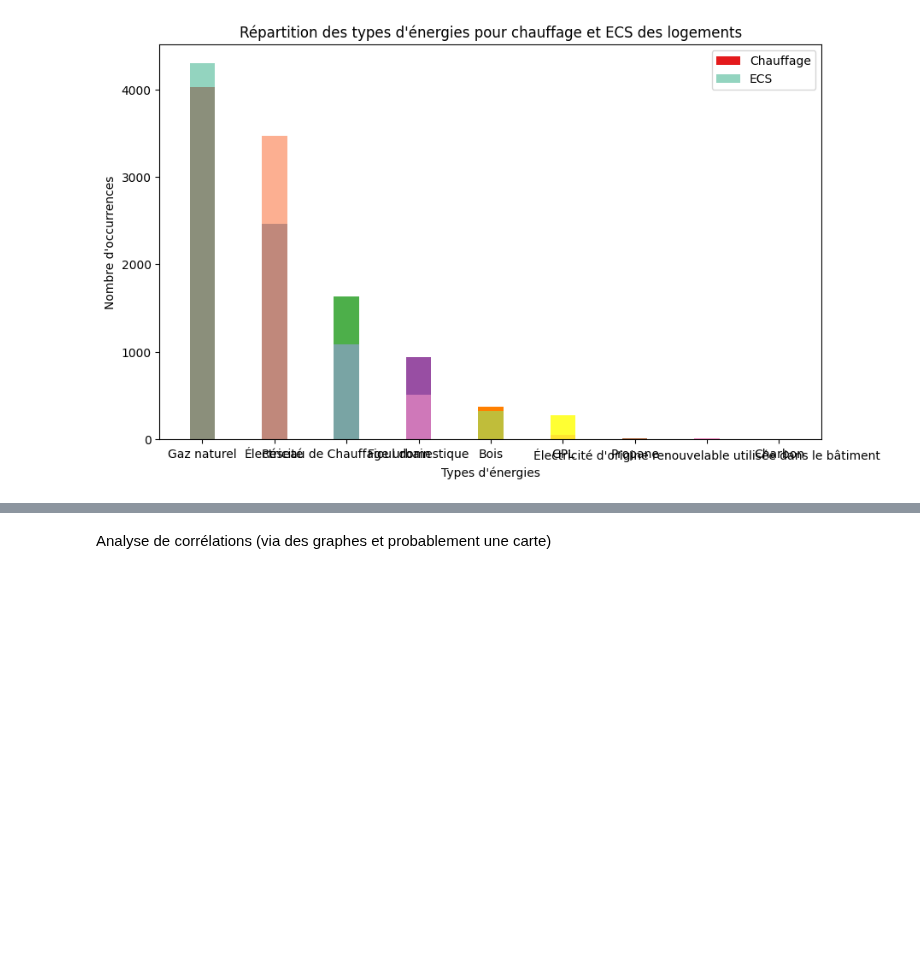
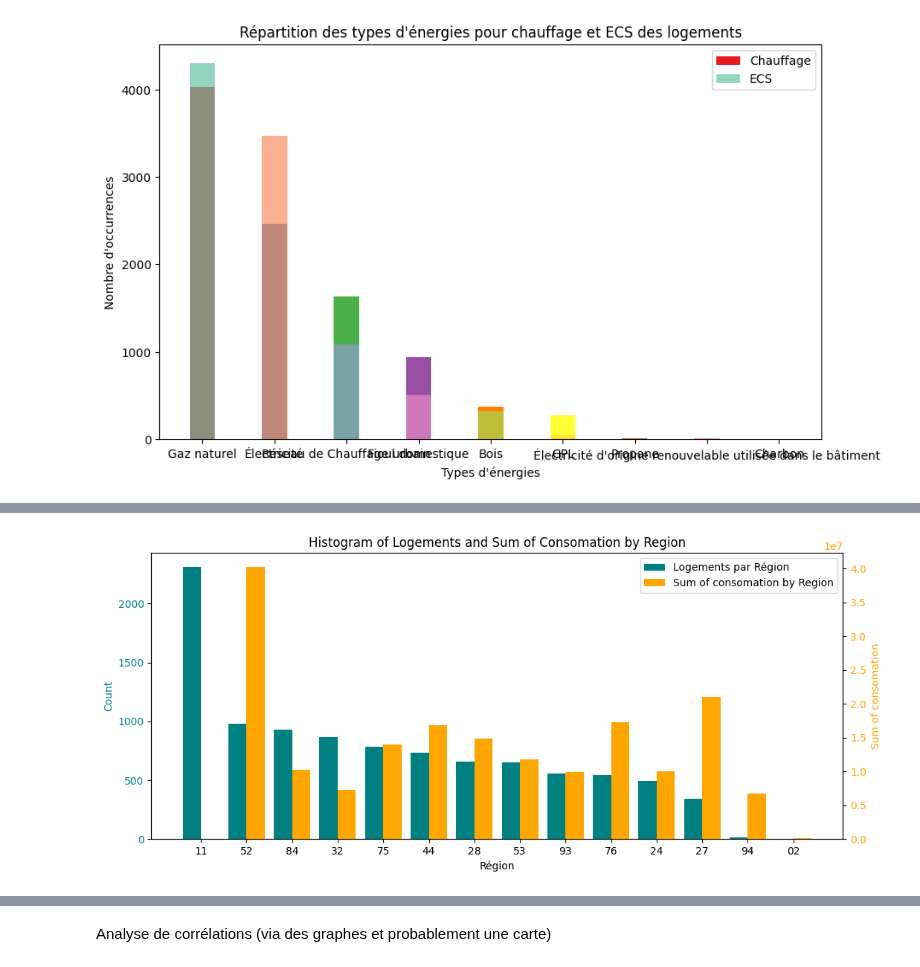
Before and after one commit to LACHQER-Wiam/Projet-Python, a Jupyter notebook: data.ipynb, the cells around one changed output, grey strips where cells are left out. Cells and saved outputs as stored; diff of their text form; code cells hidden in the pictures; blank space fills up the shorter version.

```diff
--- a/data.ipynb
+++ b/data.ipynb
@@ -298,0 +371,33 @@ Repésentation géographique des données à l'aide de géopandas
+# %%
+fig, ax1 = plt.subplots(1,1, figsize=(12, 5))
+bar_width = 0.4
+
+#Nombre de logements par région (axe des ordonnées à gauche)
+val_region = df_DPE['N°_région_(BAN)'].value_counts()
+bar_positions1 = np.arange(len(val_region))
+ax1.bar(bar_positions1, val_region, width=bar_width, color='teal', label='Logements par Région')
+ax1.set_xlabel('Région')
+ax1.set_ylabel('Count', color='teal')
+ax1.tick_params(axis='y', labelcolor='teal')
+ax1.set_title('Histogram of Logements and Sum of Consomation by Region')
+
+#deuxième axe des ordonnées (à droite)
+ax2 = ax1.twinx()
+
+#conso par région (axe des ordonnées à droite )
+comptage_conso_region = df_DPE.groupby('N°_région_(BAN)')['Conso_5_usages_é_finale'].sum()
+bar_positions2 = bar_positions1 + bar_width
+ax2.bar(bar_positions2, comptage_conso_region, width=bar_width, color='orange', label='Sum of consomation by Region')
+ax2.set_ylabel('Sum of consomation', color='orange')
+ax2.tick_params(axis='y', labelcolor='orange')
+
+lines, labels = ax1.get_legend_handles_labels() #légende
+lines2, labels2 = ax2.get_legend_handles_labels()
+ax2.legend(lines + lines2, labels + labels2, loc='upper right')
+
+ax1.set_xticks(bar_positions1 + bar_width / 2)
+ax1.set_xticklabels(val_region.index)
+
+plt.show()
+# %% [output]
+[figure, added]
```
Also changed, not shown: parts of 11 cells of this notebook.
